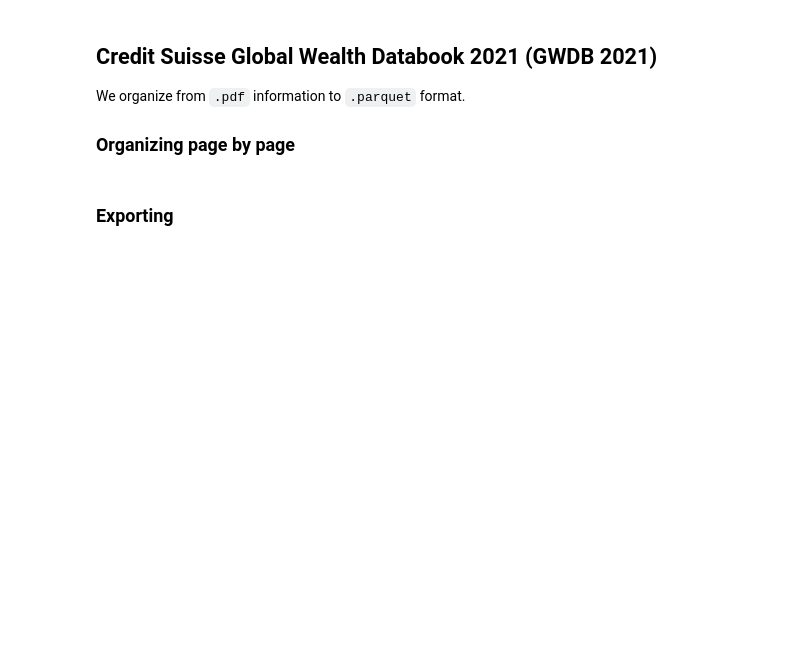
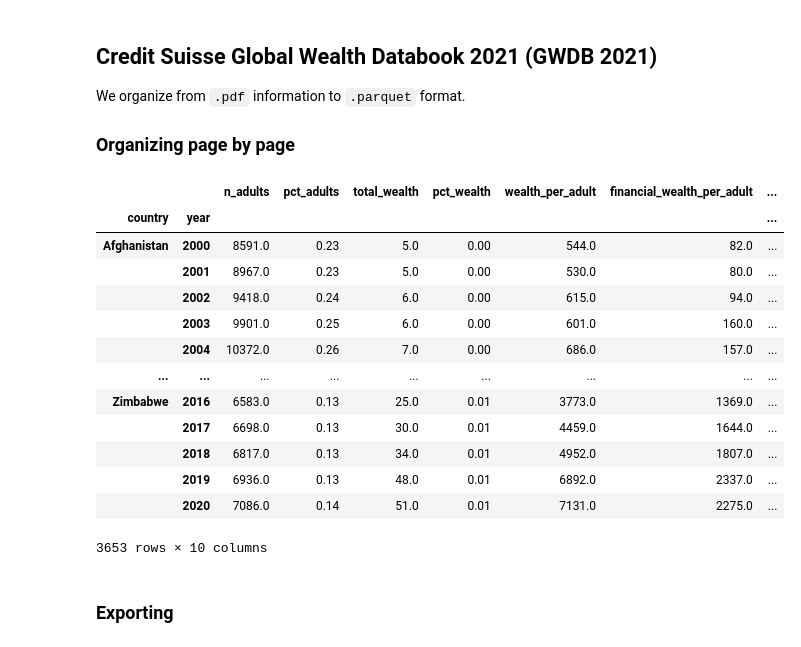
Before and after one commit to ClimateImpactLab/sliiders-archived, a Jupyter notebook: notebooks/create-SLIIDERS-ECON/country_level_ypk/ypk2_prep_clean.ipynb, the cells around one changed output. Drawn from its saved outputs; the diff is of its cells as text; code cells hidden in the pictures; blank space fills up the shorter version.

```diff
--- a/notebooks/create-SLIIDERS-ECON/country_level_ypk/ypk2_prep_clean.ipynb
+++ b/notebooks/create-SLIIDERS-ECON/country_level_ypk/ypk2_prep_clean.ipynb
@@ -649,6 +652,25 @@ for l in tqdm(range(25, 109)):
         start_c, end_c = "Afghanistan", "Ecuador"
     GWDB2021_org.append(ypk_fn.organize_gwdb_2021_page(page_text_info, start_c, end_c))
 GWDB2021_org = pd.concat(GWDB2021_org, axis=0).sort_index()
+# %%
+GWDB2021_org = pd.read_parquet(sset.DIR_GLOBAL_WEALTH_INT / "gwdb_2021.parquet")
+# %%
+GWDB2021_org
+# %% [output]
+|  |  | n_adults | pct_adults | total_wealth | pct_wealth | wealth_per_adult | financial_wealth_per_adult | ... |
+| country | year |  |  |  |  |  |  | ... |
+| Afghanistan | 2000 | 8591.0 | 0.23 | 5.0 | 0.00 | 544.0 | 82.0 | ... |
+|  | 2001 | 8967.0 | 0.23 | 5.0 | 0.00 | 530.0 | 80.0 | ... |
+|  | 2002 | 9418.0 | 0.24 | 6.0 | 0.00 | 615.0 | 94.0 | ... |
+|  | 2003 | 9901.0 | 0.25 | 6.0 | 0.00 | 601.0 | 160.0 | ... |
+|  | 2004 | 10372.0 | 0.26 | 7.0 | 0.00 | 686.0 | 157.0 | ... |
+| ... | ... | ... | ... | ... | ... | ... | ... | ... |
+| Zimbabwe | 2016 | 6583.0 | 0.13 | 25.0 | 0.01 | 3773.0 | 1369.0 | ... |
+|  | 2017 | 6698.0 | 0.13 | 30.0 | 0.01 | 4459.0 | 1644.0 | ... |
+|  | 2018 | 6817.0 | 0.13 | 34.0 | 0.01 | 4952.0 | 1807.0 | ... |
+|  | 2019 | 6936.0 | 0.13 | 48.0 | 0.01 | 6892.0 | 2337.0 | ... |
+|  | 2020 | 7086.0 | 0.14 | 51.0 | 0.01 | 7131.0 | 2275.0 | ... |
+3653 rows × 10 columns
 # %% [markdown]
 ### Exporting
 # %%
```
Also changed, not shown: parts of 1 cell of this notebook, 1 other file.
